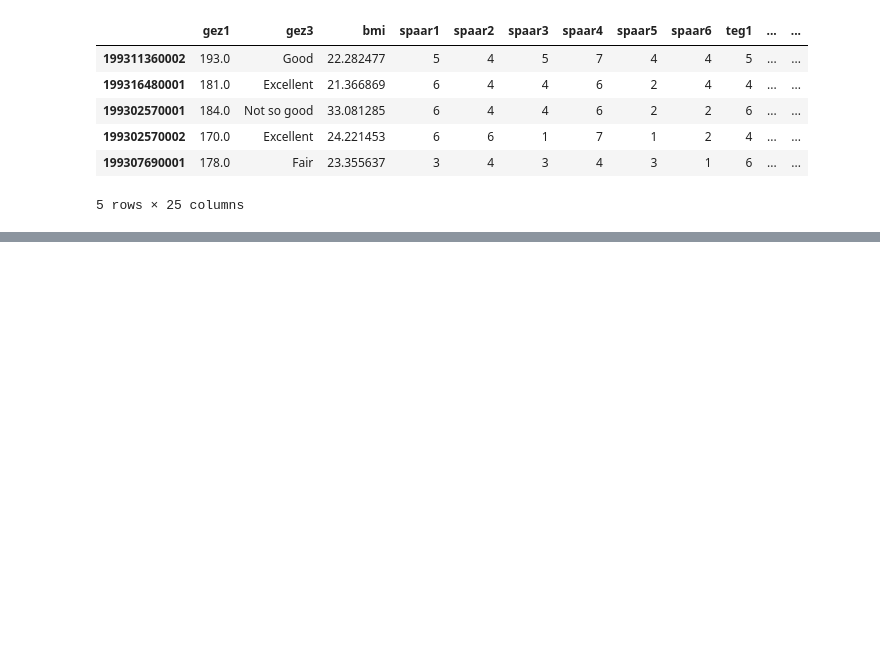
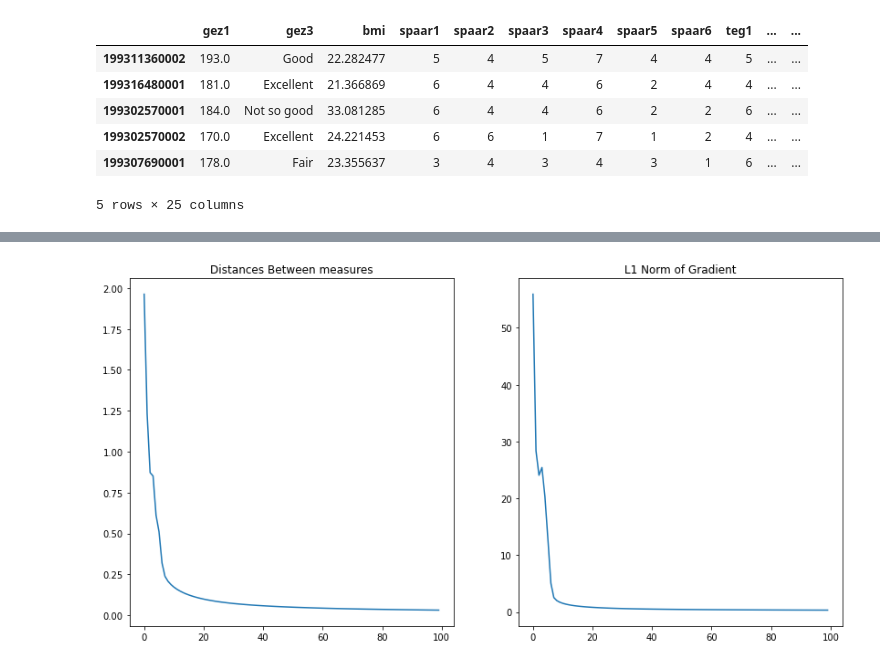
Before and after one commit to g-peltier/compress_project, a Jupyter notebook: scripts/OT.ipynb, the cells around one changed output, grey strips where cells are left out. Saved outputs shown, nothing was run; the diff lists cells and outputs as text; code cells hidden in the pictures; blank space fills up the shorter version.

```diff
--- a/scripts/OT.ipynb
+++ b/scripts/OT.ipynb
@@ -190,0 +237,4 @@ X.T[:, :, None].shape, Y.T[:, None, :].shape
+# %%
+Phi = get_cost(X, Y, A)
+a, b = Sinkhorn(mu1, mu2, Phi)
+pi_A = get_distr(a, b, Phi)
@@ -190,0 +300,42 @@ X.T[:, :, None].shape, Y.T[:, None, :].shape
+# %%
+df_num = df_clean.drop(["gez3","teg3"], axis=1)
+
+Full = df_num.to_numpy(dtype=float)
+mean, std = Full.mean(axis=0), Full.std(axis=0)
+
+X = (df_num.loc[couple_clean.part1, ].to_numpy(dtype=float) - mean)/std
+Y = (df_num.loc[couple_clean.part2, ].to_numpy(dtype=float) - mean)/std
+
+X = X[:50]
+Y = Y[:50]
+# %%
+A_all = {}
+history_coefs_all = {}
+history_grad_all = {}
+# %%
+for i in range(23):
+    df_num = df_clean.drop(["gez3","teg3"], axis=1)
+
+    Full = df_num.to_numpy(dtype=float)
+    mean, std = Full.mean(axis=0), Full.std(axis=0)
+
+    X = (df_num.loc[couple_clean.part1, ].to_numpy(dtype=float) - mean)/std
+    Y = (df_num.loc[couple_clean.part2, ].to_numpy(dtype=float) - mean)/std
+
+    X = X[:50, :i]
+    Y = Y[:50, :i]
+
+    X_population_size, X_feature_size = X.shape
+    Y_population_size, Y_feature_size = Y.shape
+
+    mu1 = np.ones(X_population_size)/X_population_size
+    mu2 = np.ones(Y_population_size)/Y_population_size
+
+    A = np.random.randn(X_feature_size, Y_feature_size)/(X_feature_size*Y_feature_size)
+
+    A, history_coefs, history_grad = proximal_descent(A, X, Y)
+    A_all[i] = A
+    history_coefs_all[i] = history_coefs
+    history_grad_all[i] = history_grad
+# %% [output]
+[figure, added]
```
Also changed, not shown: parts of 27 cells of this notebook, 1 other file.
